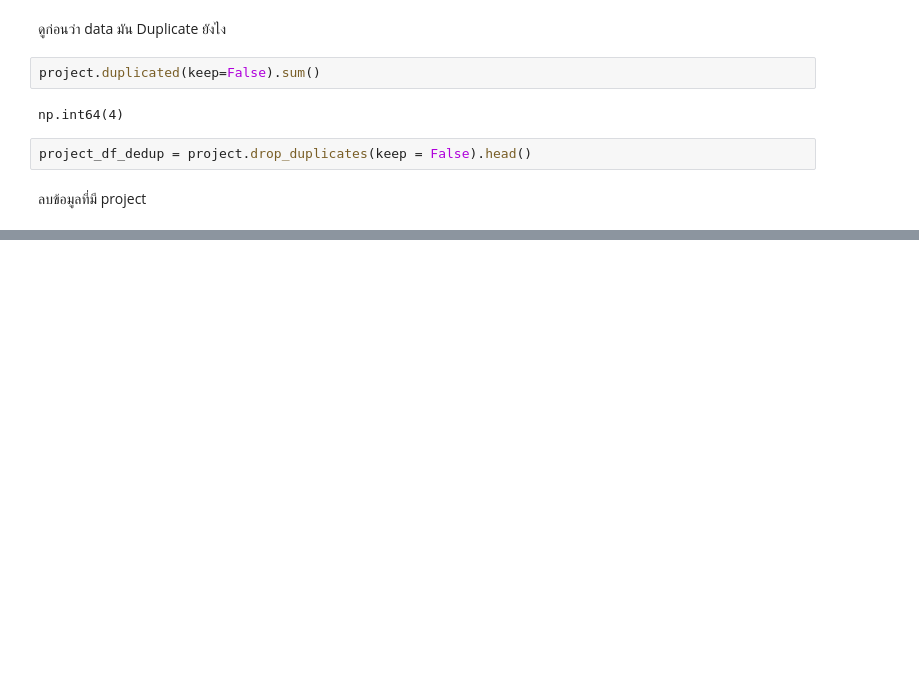
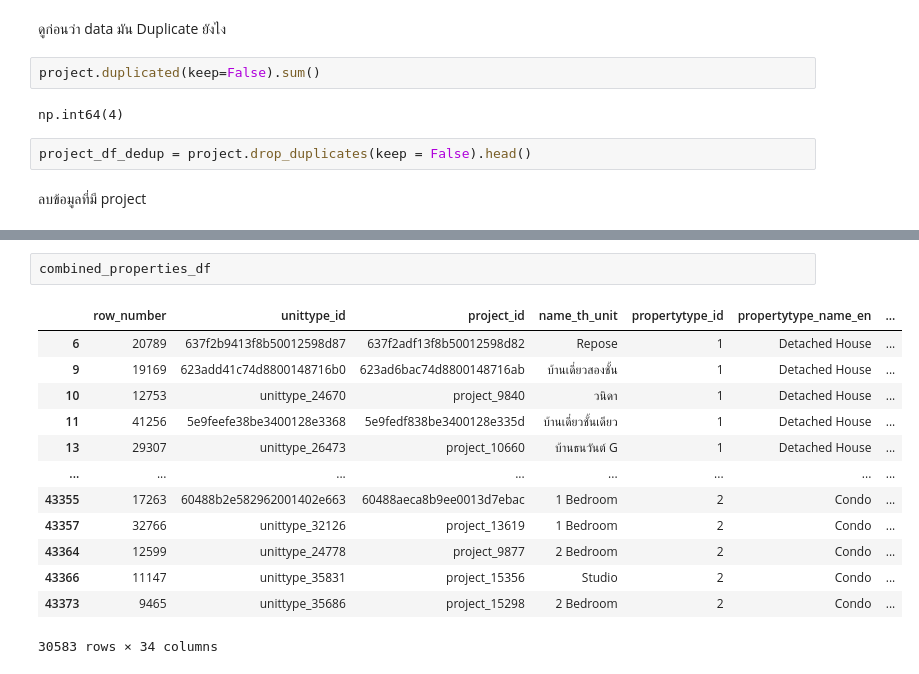
Before and after one commit to para662/BSC_DPDM, a Jupyter notebook: Ch3_Data_Preprocessing.ipynb, the cells around one changed output, grey strips where cells are left out. Cells and saved outputs as stored; diff of their text form; blank space fills up the shorter version.

```diff
--- a/Ch3_Data_Preprocessing.ipynb
+++ b/Ch3_Data_Preprocessing.ipynb
@@ -458,0 +601,16 @@ project_df_dedup = project.drop_duplicates(keep = False).head()
+# %%
+combined_properties_df
+# %% [output]
+|  | row_number | unittype_id | project_id | name_th_unit | propertytype_id | propertytype_name_en | ... |
+| 6 | 20789 | 637f2b9413f8b50012598d87 | 637f2adf13f8b50012598d82 | Repose | 1 | Detached House | ... |
+| 9 | 19169 | 623add41c74d8800148716b0 | 623ad6bac74d8800148716ab | บ้านเดี่ยวสองชั้น | 1 | Detached House | ... |
+| 10 | 12753 | unittype_24670 | project_9840 | วนิดา | 1 | Detached House | ... |
+| 11 | 41256 | 5e9feefe38be3400128e3368 | 5e9fedf838be3400128e335d | บ้านเดี่ยวชั้นเดียว | 1 | Detached House | ... |
+| 13 | 29307 | unittype_26473 | project_10660 | บ้านธนวันต์ G | 1 | Detached House | ... |
+| ... | ... | ... | ... | ... | ... | ... | ... |
+| 43355 | 17263 | 60488b2e582962001402e663 | 60488aeca8b9ee0013d7ebac | 1 Bedroom | 2 | Condo | ... |
+| 43357 | 32766 | unittype_32126 | project_13619 | 1 Bedroom | 2 | Condo | ... |
+| 43364 | 12599 | unittype_24778 | project_9877 | 2 Bedroom | 2 | Condo | ... |
+| 43366 | 11147 | unittype_35831 | project_15356 | Studio | 2 | Condo | ... |
+| 43373 | 9465 | unittype_35686 | project_15298 | 2 Bedroom | 2 | Condo | ... |
+30583 rows × 34 columns
```
Also changed, not shown: parts of 25 cells of this notebook.
